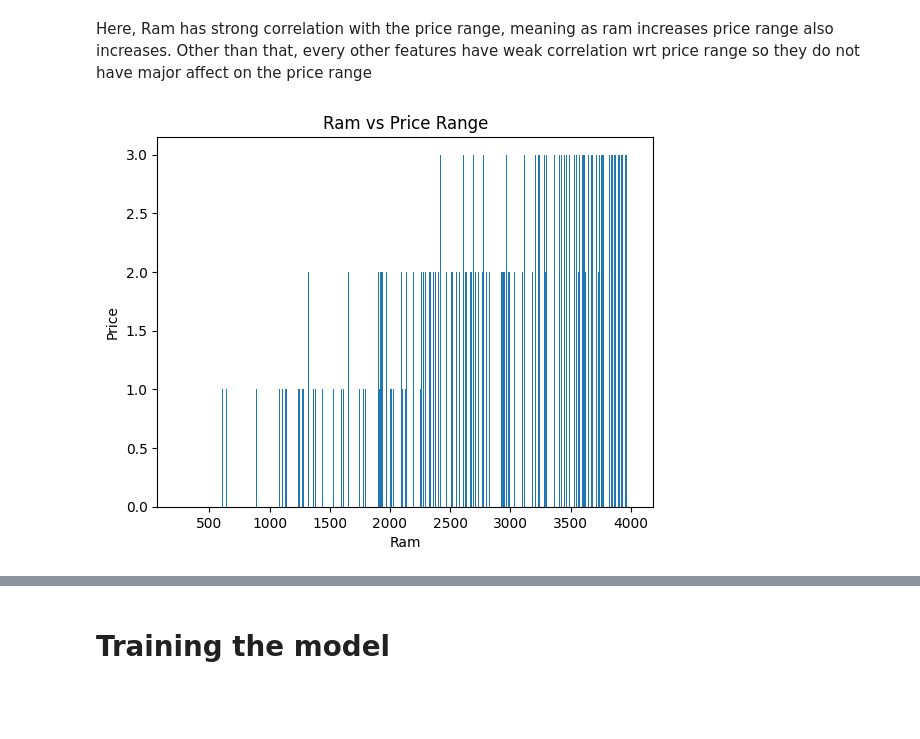
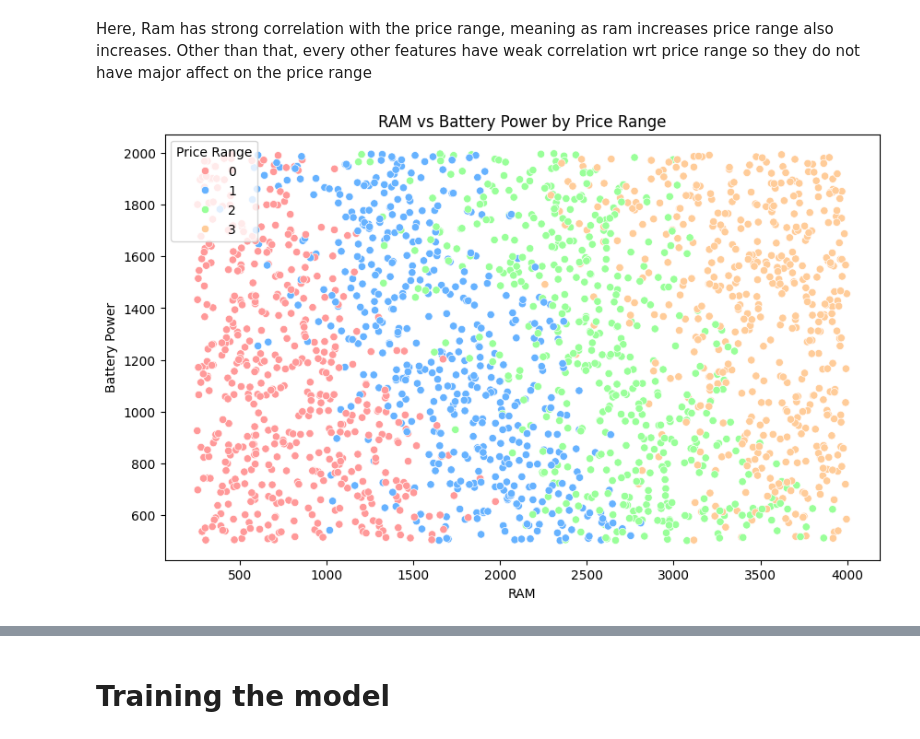
Before and after one commit to DEADBODY142/Mobile-price-range-classification, a Jupyter notebook: attempt.ipynb, the cells around one changed output, grey strips where cells are left out. Drawn from its saved outputs; the diff is of its cells as text; code cells hidden in the pictures; blank space fills up the shorter version.

```diff
--- a/attempt.ipynb
+++ b/attempt.ipynb
@@ -146,11 +134,14 @@ plt.show()
 # %% [markdown]
 Here, Ram has strong correlation with the price range, meaning as ram increases price range also increases. Other than that, every other features have weak correlation wrt price range so they do not have major affect on the price range
-# %%
-plt.bar(data_train['ram'],data_train['price_range'])
-plt.title('Ram vs Price Range')
-plt.xlabel("Ram")
-plt.ylabel("Price")
-# plt.figure(figsize=(15,6))
-plt.show()
-# %% [output]
-[figure, removed]
+# %%
+plt.figure(figsize=(10, 6))
+custom_palette = ['#FF9999', '#66B2FF', '#99FF99', '#FFCC99']
+
+sns.scatterplot(x='ram', y='battery_power', hue='price_range',palette=custom_palette, data=data_train)
+plt.title('RAM vs Battery Power by Price Range')
+plt.xlabel('RAM')
+plt.ylabel('Battery Power')
+plt.legend(title='Price Range')
+plt.show()
+# %% [output]
+[figure, added]
```
Also changed, not shown: parts of 29 cells of this notebook, 1 other file.
